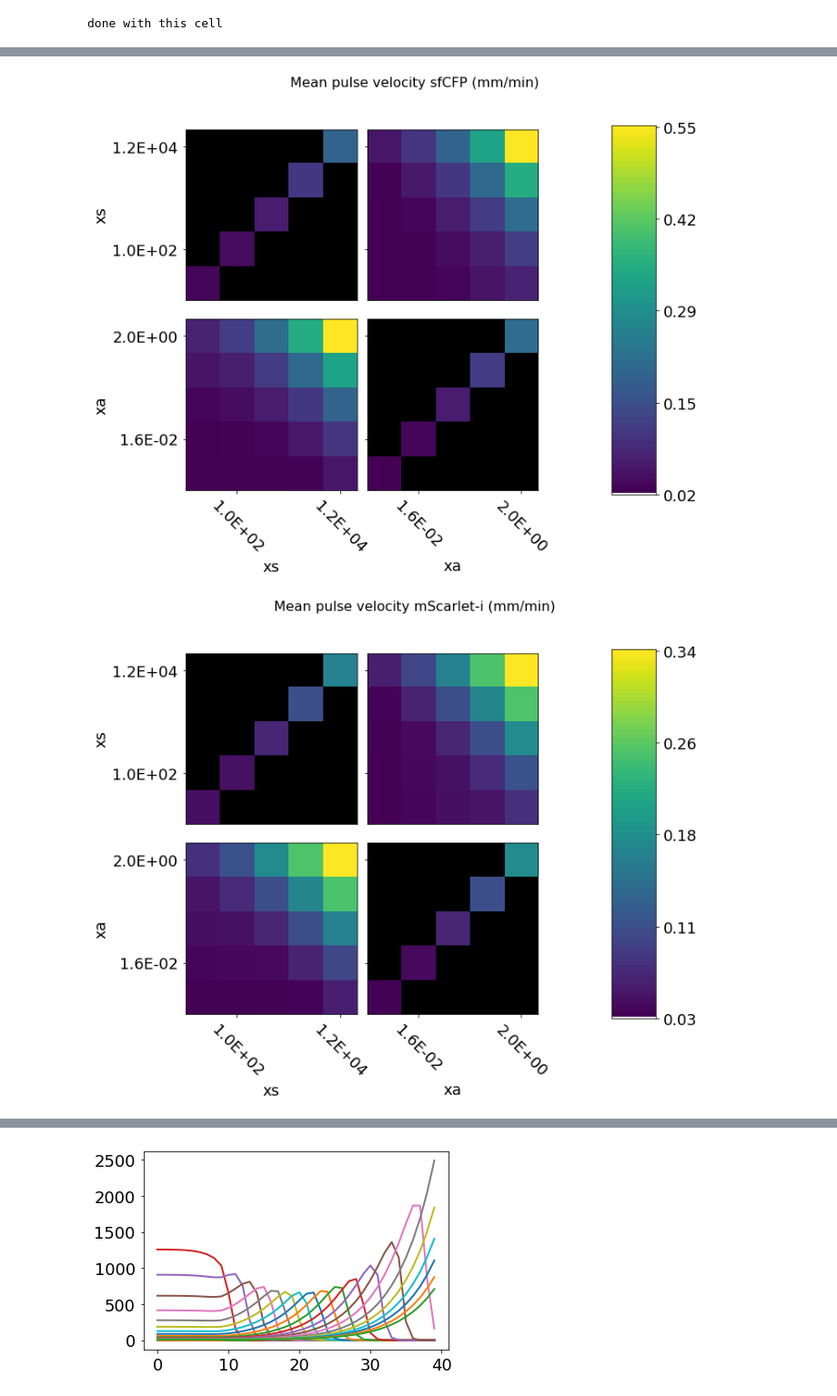
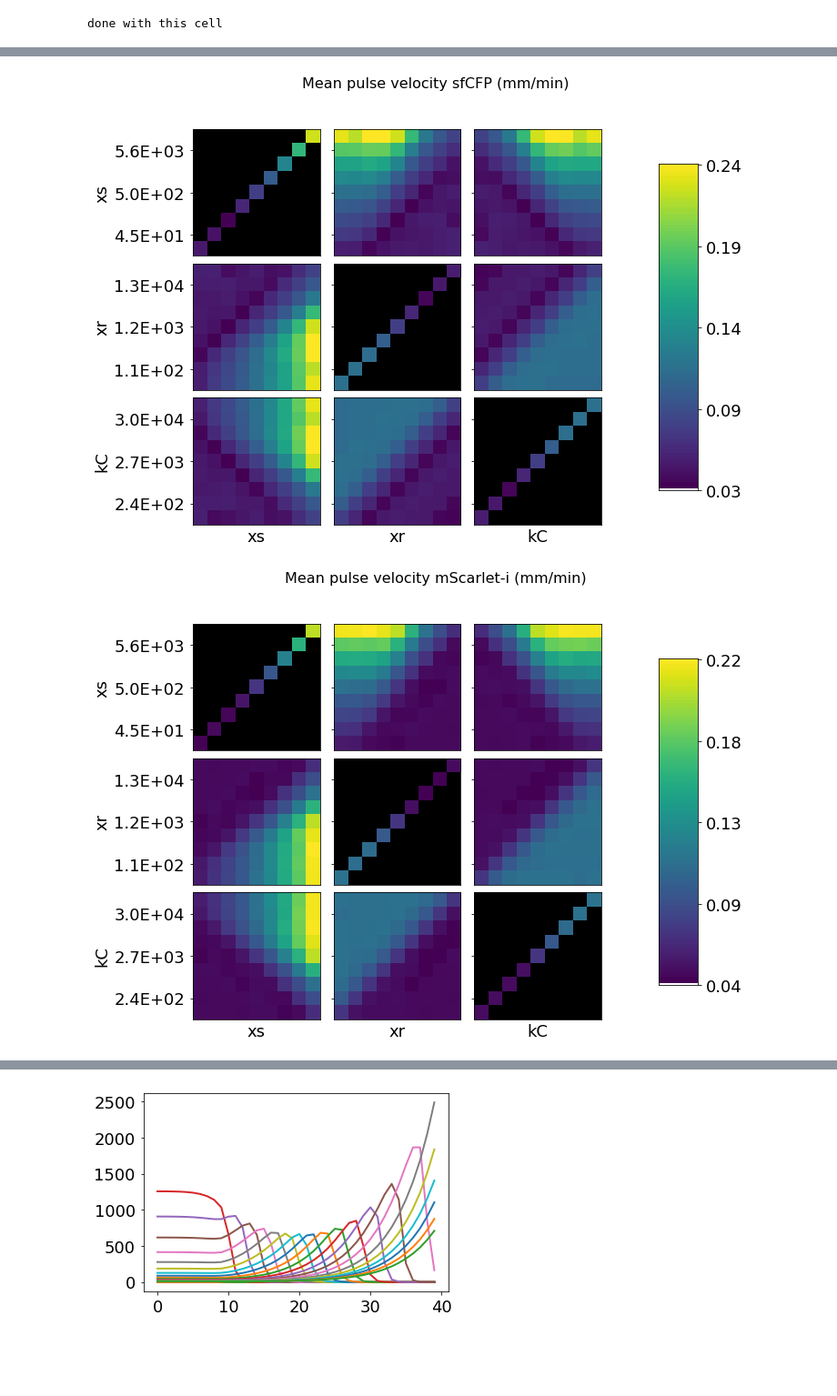
Before and after one commit to boospooky/omnitray-modeling, a Jupyter notebook: omnitray-modeling/longpad/simulation_notebook_longpad.ipynb, the cells around one changed output, grey strips where cells are left out. Shown at 91% size. Drawn from its saved outputs; the diff is of its cells as text; code cells hidden in the pictures; blank space fills up the shorter version.

```diff
--- a/omnitray-modeling/longpad/simulation_notebook_longpad.ipynb
+++ b/omnitray-modeling/longpad/simulation_notebook_longpad.ipynb
@@ -801,7 +800,8 @@ def make_plot(ax, x_var, y_var, c_var, var_list, fit_df):
         ax.imshow(arr, vmin=vmin, vmax=vmax, origin='lower')
         ax.set_yticks(t_inds)
         ax.set_yticklabels(y_labs)
-        ax.set_xticks(t_inds)
+#         ax.set_xticks(t_inds)
+        ax.set_xticks([])
         ax.set_xticklabels(y_labs, rotation=-45)
         ax.set_aspect(1)
         ax.set_facecolor('black')
@@ -821,7 +821,8 @@ def make_plot(ax, x_var, y_var, c_var, var_list, fit_df):
         c_all = fit_df.loc[:,c_var]
         vmin, vmax = np.array([f(c_all) for f in [np.min, np.max]], dtype=np.float)
         ax.imshow(piv_df.values, vmin=vmin, vmax=vmax, origin='lower')
-        ax.set_xticks(t_inds)
+#         ax.set_xticks(t_inds)
+        ax.set_xticks([])
         ax.set_xticklabels(x_labs, rotation=-45)
         ax.set_yticks(t_inds)
         ax.set_yticklabels(y_labs)
@@ -867,7 +868,7 @@ def make_grid_fig(vl_tmp, cvar, df_tmp):
     ax = plt.subplot(gs[:,-1])
     make_cbar(ax, cvar, df_tmp)
 
-vl_tmp = ['xs', 'xa'] # ["kC", 'xa', 'xr', 'xs']
+vl_tmp = var_list # ["kC", 'xa', 'xr', 'xs']
 ind = np.prod(
     [np.isclose(fit_df.loc[:,xx], def_parms[xx] ) for xx in var_list if xx not in vl_tmp],
 #     [np.isclose(fit_df.loc[:,xx], fit_df.loc[1341, xx] ) for xx in var_list if xx not in vl_tmp],
@@ -880,35 +881,35 @@ cvar = 'sfcfp_mean_v'
 cols = vl_tmp + pulse_features#par_list + ['reach', 'pulse', 'mean_v', 'amp', 'width']
 df_tmp = fit_df.loc[ind,cols].copy().dropna(how='any', axis=0)
 # df_tmp = df_tmp.loc[df_tmp.loc[:,'xs']>0,:]
 # df_tmp = df_tmp.loc[fit_df.amp>0,:]
 # df_tmp.loc[df_tmp.amp>0,"amp"] = np.log10(df_tmp.loc[df_tmp.amp>0,"amp"])
 fig_size = (10,8)
 fig = plt.figure(figsize=fig_size)
 make_grid_fig(vl_tmp, cvar, df_tmp)
 plt.suptitle('Mean pulse velocity sfCFP (mm/min)', fontsize=16)
 if noxs_flag:
     fig.savefig("mean_vel_plot_all_noxs.pdf")
 else:
     fig.savefig("mean_vel_plot_sfcfp.pdf")
 
 
 cvar = 'mscarlet_mean_v'
 cols = vl_tmp + pulse_features#par_list + ['reach', 'pulse', 'mean_v', 'amp', 'width']
 df_tmp = fit_df.loc[ind,cols].copy().dropna(how='any', axis=0)
 # df_tmp = df_tmp.loc[df_tmp.loc[:,'xs']>0,:]
 # df_tmp = df_tmp.loc[fit_df.amp>0,:]
 # df_tmp.loc[df_tmp.amp>0,"amp"] = np.log10(df_tmp.loc[df_tmp.amp>0,"amp"])
 fig_size = (10,8)
 fig = plt.figure(figsize=fig_size)
 make_grid_fig(vl_tmp, cvar, df_tmp)
 plt.suptitle('Mean pulse velocity mScarlet-i (mm/min)', fontsize=16)
 if noxs_flag:
     fig.savefig("mean_vel_plot_all_noxs.pdf")
 else:
     fig.savefig("mean_vel_plot_mscarlet.pdf")
 # %% [output]
-[figure, old version]
+[figure, new version]
-[figure, old version]
+[figure, new version]
 # %%
 
 for channel in ['sfcfp', 'mscarlet']:
```
Also changed, not shown: parts of 7 cells of this notebook, 5 other files.
